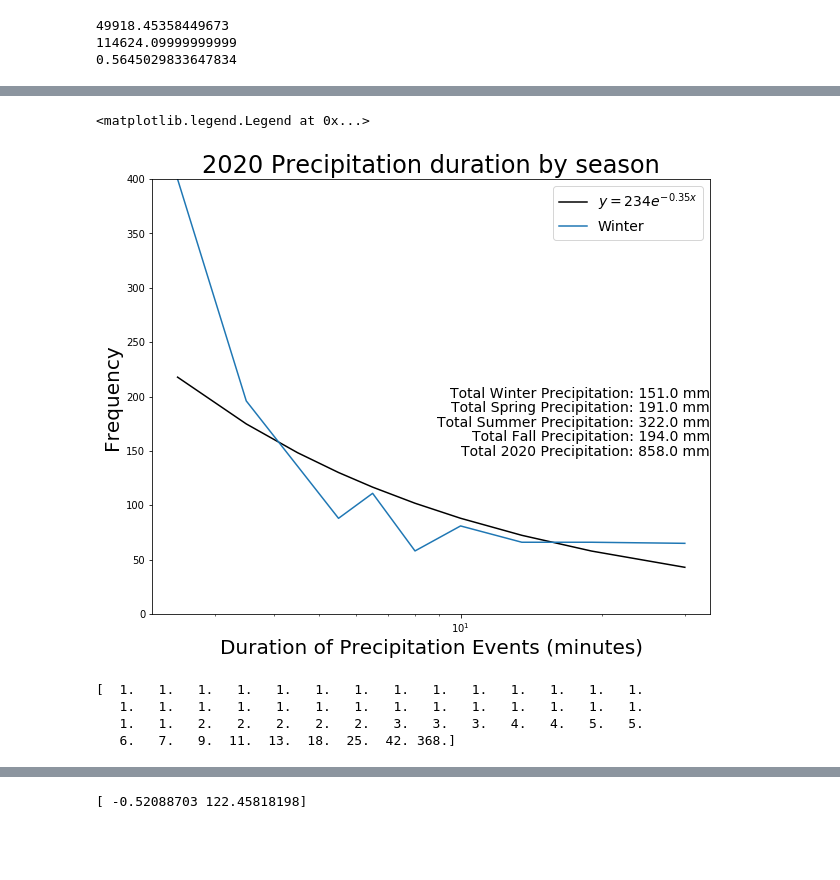
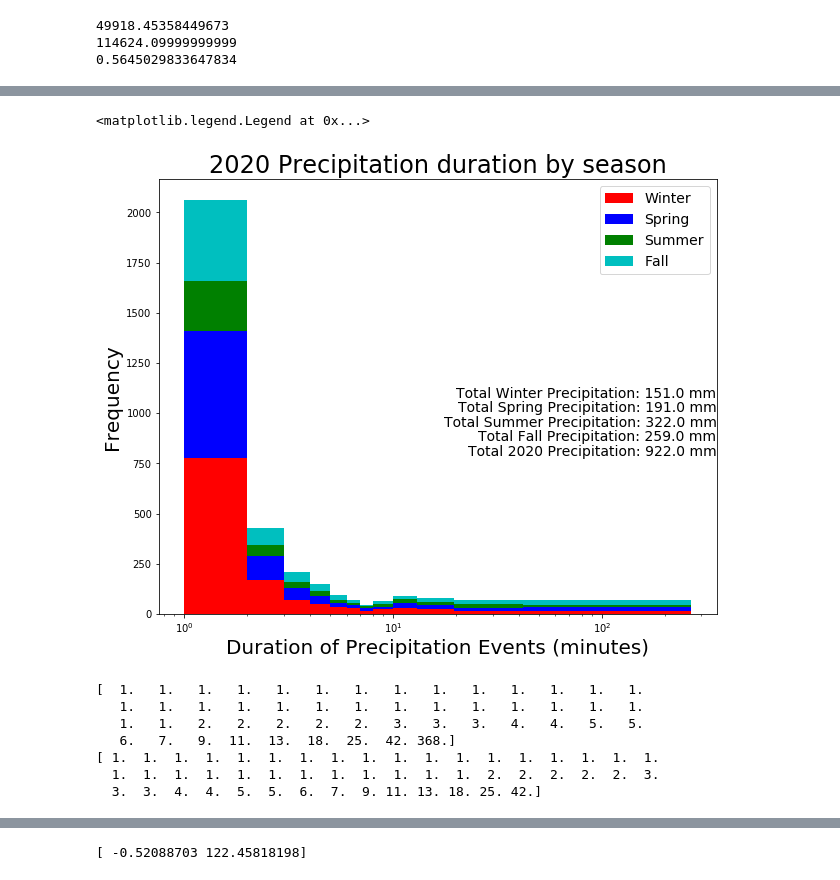
Before and after one commit to zhangt3-e/senior_thesis, a Jupyter notebook: Code/exponentials.ipynb, the cells around one changed output, grey strips where cells are left out. Drawn from its saved outputs; the diff is of its cells as text; code cells hidden in the pictures; blank space fills up the shorter version.

Commit message:
Re-analyze precipitation

```diff
--- a/Code/exponentials.ipynb
+++ b/Code/exponentials.ipynb
@@ -265,7 +318,7 @@ Winter20_1 = histplot.getData(19,direct, ASC, 335, 31, 6, float)
 Winter20_2 = histplot.getData(20, direct, ASC, 1, 60, 6, float)
 Spring20 = histplot.getData(20,direct, ASC, 61, 92,6, float)
 Summer20 = histplot.getData(20, direct, ASC, 153, 92, 6 , float)
-Fall20 = histplot.getData(20, direct, ASC, 245, 69, 6, float)
+Fall20 = histplot.getData(20, direct, ASC, 245, 91, 6, float)
 # %%
 Winter20 = np.concatenate([Winter20_1, Winter20_2])
 # %%
@@ -286,13 +331,13 @@ Su_precip20, Su_nonprecip20, Su_preciptotal20, Su_totalprep20 = histplot.preciph
 Fprecip20, Fnonprecip20, Fpreciptotal20, Ftotalprep20 = histplot.preciphist(Fall20, len(Fall20), 5000, 1, 1)
 # %%
 precip20, nonprecip20, preciptotal20, totalprep20 = histplot.preciphist(Season20, len(Season20), 20000, 1, 1)
-countAll = 0
-for i in range(0,20000):
-    hold = precip20[i]
-    if hold > 0:
-        countAll += 1
-perc = np.zeros(51)
+precip20 = precip20[precip20> 0]
+nonprecip20 = nonprecip20[nonprecip20 > 0]
+preciptotal20 = preciptotal20[preciptotal20 > 0]
+perc20_100 = np.zeros(51)
 for i in range(0, 51):
-    perc[i] =np.percentile(precip20[:countAll], i*2)
-print(perc)
+    perc20_100[i] =np.percentile(precip20, i*2)
+print(perc20_100)
+perc20_98 = perc20_100[:50]
+print(perc20_98)
 # %% [output]
@@ -330,5 +355,5 @@ print(count3)
 # %%
-Wprecip20 = Wprecip20[:count]
-Sp_precip20 = Sp_precip20[:count1]
-Su_precip20 = Su_precip20[:count2]
-Fprecip20 = Fprecip20[:count3]
+Wprecip20 = Wprecip20[Wprecip20>0]
+Sp_precip20 = Sp_precip20[Sp_precip20>0]
+Su_precip20 = Su_precip20[Su_precip20>0]
+Fprecip20 = Fprecip20[Fprecip20>0]
@@ -385,25 +433,20 @@ print(y)
 # %%
 plt.figure(figsize = (10,8))
-#plt.hist([Wprecip20, Sp_precip20, Su_precip20,Fprecip20], bins =perc, range= (perc.min,perc.max), color = ['r','b','g','c'], stacked =True)
+plt.hist([Wprecip20, Sp_precip20, Su_precip20,Fprecip20], bins =perc20_100, range= (precip20.min,precip20.max), color = ['r','b','g','c'], stacked =True)
 plt.xlabel('Duration of Precipitation Events (minutes)', fontsize = 20)
 plt.xscale('log')
-plt.ylim(0,400)
 #plt.yscale('log')
 plt.ylabel('Frequency', fontsize = 20)
 plt.title('2020 Precipitation duration by season', fontsize = 24)
 plt.figtext(0.9, 0.5, 'Total Winter Precipitation: ' + str(round(Wtotalprep20)) + ' mm', fontsize = 14,ha='right')
 plt.figtext(0.9, 0.475, 'Total Spring Precipitation: ' + str(round(Sp_totalprep20)) + ' mm', fontsize = 14, ha='right')
 plt.figtext(0.9, 0.45, 'Total Summer Precipitation: ' + str(round(Su_totalprep20)) + ' mm', fontsize = 14, ha='right')
 plt.figtext(0.9, 0.425, 'Total Fall Precipitation: ' + str(round(Ftotalprep20)) + ' mm', fontsize = 14,ha='right')
 plt.figtext(0.9, 0.4, 'Total 2020 Precipitation: ' + str(round(totalprep20)) + ' mm', fontsize = 14,ha='right')
-
-plt.plot(bin_val, test*y, color = 'k' )
-plt.plot(bin_val, hist20)
-plt.legend(labels = ['$y = 234 e^{-0.35x}$', 'Winter', 'Spring', 'Summer', 'Fall'], fontsize = 14)
-#plt.figtext(0.3, 0.6, 'Exponential fit equation between 2 minutes to 42 minutes: $ y = e^{5.74}*e^{-0.54x}$' )
+plt.legend(labels = ['Winter', 'Spring', 'Summer', 'Fall'], fontsize = 14)
 # %% [output]
 <matplotlib.legend.Legend at 0x...>
-[figure, old version]
+[figure, new version]
 # %%
 Winter19_1 = histplot.getData(18,direct, ASC, 335, 31, 6, float)
 Winter19_2 = histplot.getData(19, direct, ASC, 1, 59, 6, float)
@@ -421,17 +464,20 @@ Su_precip19, Su_nonprecip19, Su_preciptotal19, Su_totalprep19 = histplot.preciph
 Fprecip19, Fnonprecip19, Fpreciptotal19, Ftotalprep19 = histplot.preciphist(Fall19, len(Fall19), 5000, 1, 1)
 # %%
 precip19, nonprecip19, preciptotal19, totalprep19 = histplot.preciphist(Season19, len(Season19), 20000, 1, 1)
-countAll = 0
-for i in range(0,20000):
-    hold = precip19[i]
-    if hold > 0:
-        countAll += 1
-perc19 = np.zeros(51)
+precip19 = precip19[precip19> 0]
+nonprecip19 = nonprecip19[nonprecip19 > 0]
+preciptotal19 = preciptotal19[preciptotal19 > 0]
+perc19_100 = np.zeros(51)
 for i in range(0, 51):
-    perc19[i] =np.percentile(precip19[:countAll], i*2)
-print(perc19)
+    perc19_100[i] =np.percentile(precip19, i*2)
+print(perc19_100)
+perc19_98 = perc19_100[:50]
+print(perc19_98)
 # %% [output]
 [  1.   1.   1.   1.   1.   1.   1.   1.   1.   1.   1.   1.   1.   1.
    1.   1.   1.   1.   1.   1.   1.   1.   1.   1.   1.   1.   1.   1.
    1.   1.   2.   2.   2.   2.   2.   3.   3.   3.   4.   4.   5.   5.
    6.   7.   9.  11.  13.  18.  25.  42. 368.]
+[ 1.  1.  1.  1.  1.  1.  1.  1.  1.  1.  1.  1.  1.  1.  1.  1.  1.  1.
+  1.  1.  1.  1.  1.  1.  1.  1.  1.  1.  1.  1.  2.  2.  2.  2.  2.  3.
+  3.  3.  4.  4.  5.  5.  6.  7.  9. 11. 13. 18. 25. 42.]
```
Also changed, not shown: parts of 51 cells of this notebook.
